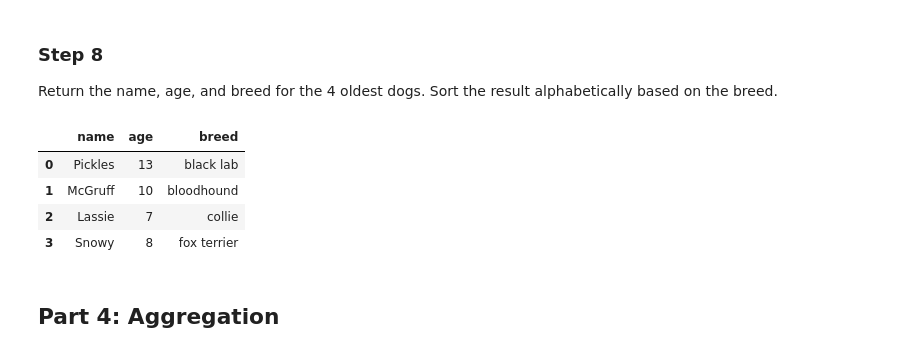
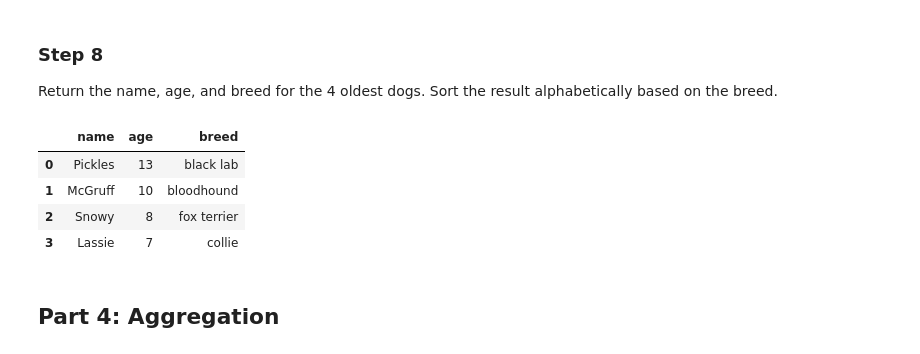
Before and after one commit to pinkbricks/DS_Course1_Week1_Module2_SQLQueries, a Jupyter notebook: SQLFilterOrderGroupLab.ipynb, the cells around one changed output. Saved outputs shown, nothing was run; the diff lists cells and outputs as text; code cells hidden in the pictures.

```diff
--- a/SQLFilterOrderGroupLab.ipynb
+++ b/SQLFilterOrderGroupLab.ipynb
@@ -194,20 +194,21 @@ Return the name, age, and breed for the 4 oldest dogs. Sort the result alphabeti
 # %%
 # CodeGrade step8
 # Replace None with your code
 query = """
-SELECT name, age, breed
+SELECT
+    name, age, breed
 FROM dogs
-WHERE age >= (SELECT age FROM dogs ORDER BY age DESC LIMIT 1 OFFSET 3)
-ORDER BY breed;
+ORDER BY age DESC, breed ASC
+LIMIT 4
 """
 df_4_oldest = pd.read_sql(query, conn2)
 df_4_oldest
 # %% [output]
 |  | name | age | breed |
 | 0 | Pickles | 13 | black lab |
 | 1 | McGruff | 10 | bloodhound |
-| 2 | Lassie | 7 | collie |
-| 3 | Snowy | 8 | fox terrier |
+| 2 | Snowy | 8 | fox terrier |
+| 3 | Lassie | 7 | collie |
 # %% [markdown]
 ## Part 4: Aggregation
 # %% [markdown]
```
Also changed, not shown: 1 other file.
